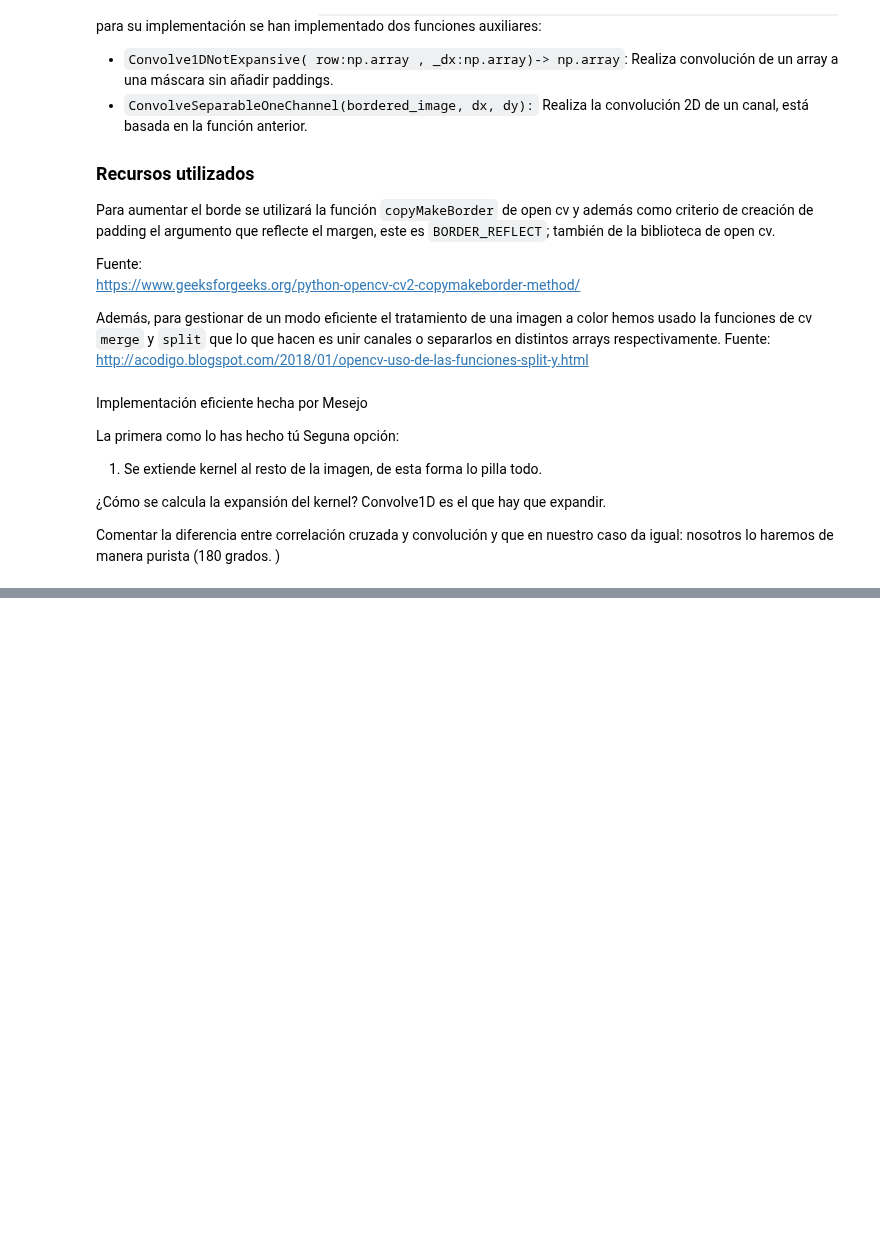
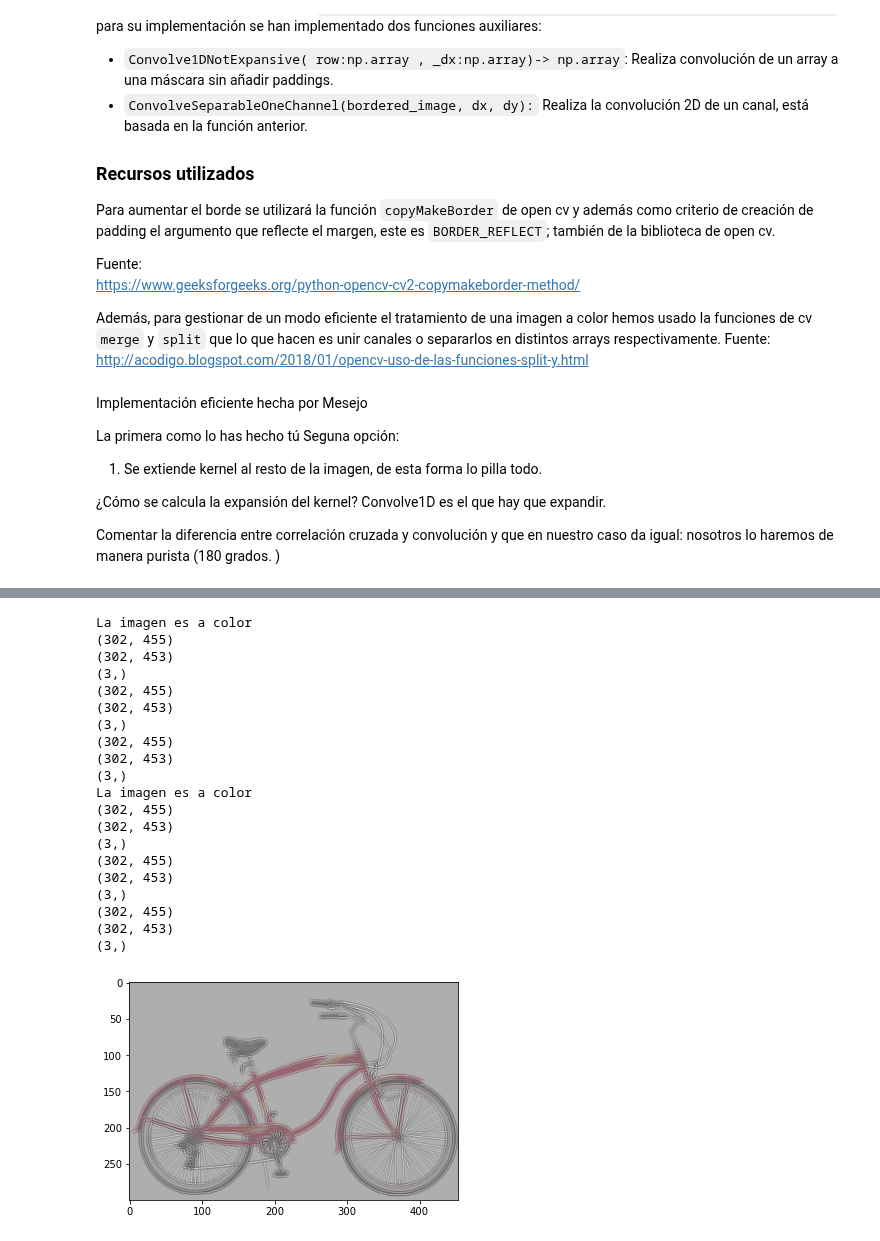
Before and after one commit to BlancaCC/Computer-vision, a Jupyter notebook: practica_1/practica_1.ipynb, the cells around one changed output, grey strips where cells are left out. Saved outputs shown, nothing was run; the diff lists cells and outputs as text; code cells hidden in the pictures; blank space fills up the shorter version.

```diff
--- a/practica_1/practica_1.ipynb
+++ b/practica_1/practica_1.ipynb
@@ -498,8 +503,6 @@ def ConvolveSeparable( image, dx, dy, border_type = cv.BORDER_REFLECT):
     y_padding =  int( (len(dy) - 1) /2)
     # padding order : top, bottom, left, right
     bordered_image = cv.copyMakeBorder(image, y_padding, y_padding, x_padding, x_padding,  border_type)
-    width = bordered_image.shape [0]
-    height = bordered_image.shape[1]
     # controlamos que sea monobanda o tribanda, separando los canales
     if(IsGreyScale(image)):
         out_img = ConvolveSeparableOneChannel(bordered_image, dx, dy)
@@ -631,0 +583,36 @@ Qué es la log y cómo se utiliza y mirar la diapositiva
+# %%
+# Ejercicio 1D
+SIZE = 3 # El tamaño debe de ser calculado a partir de la relación con los sigmas
+sigma = 1.0
+
+mascara_gaussiana = MascaraGaussiana(sigma, SIZE)
+mascara_segunda_derivada = MascaraDerivadaSegunda(sigma, SIZE)
+
+dxx = ConvolveSeparable(img_bicycle, mascara_segunda_derivada, mascara_gaussiana)
+dyy = ConvolveSeparable(img_bicycle, mascara_gaussiana, mascara_segunda_derivada)
+
+imagen_resultante = sigma**2 * (dxx + dyy)
+
+PrintOneImage(imagen_resultante)
+# %% [output]
+La imagen es a color
+(302, 455)
+(302, 453)
+(3,)
+(302, 455)
+(302, 453)
+(3,)
+(302, 455)
+(302, 453)
+(3,)
+La imagen es a color
+(302, 455)
+(302, 453)
+(3,)
+(302, 455)
+(302, 453)
+(3,)
+(302, 455)
+(302, 453)
+(3,)
+[figure, added]
```
Also changed, not shown: parts of 6 cells of this notebook.
